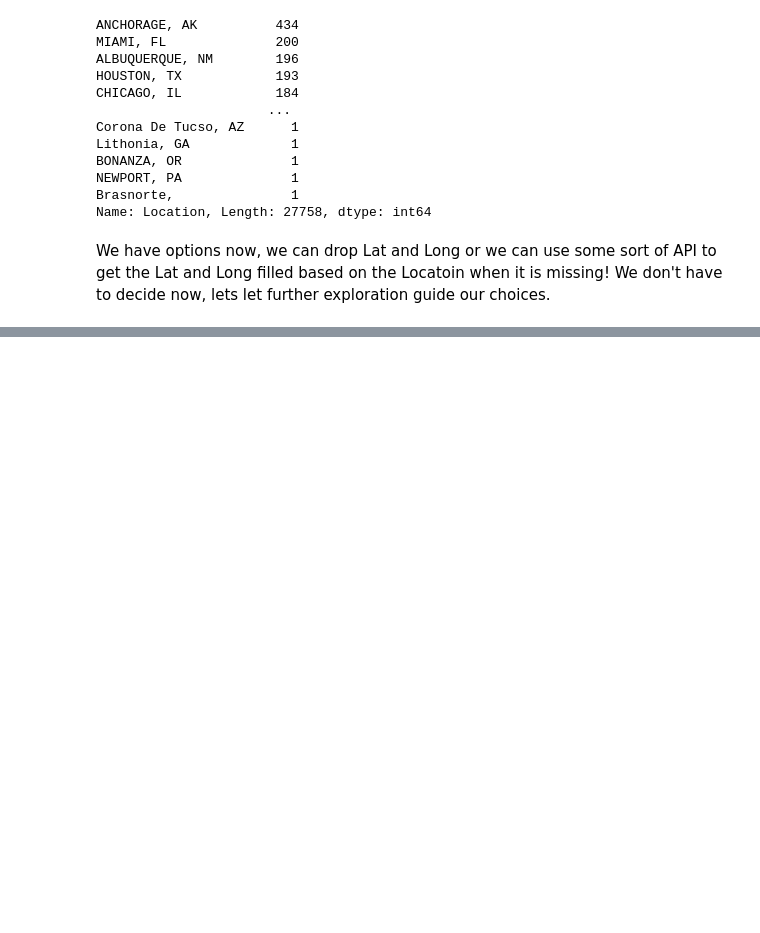
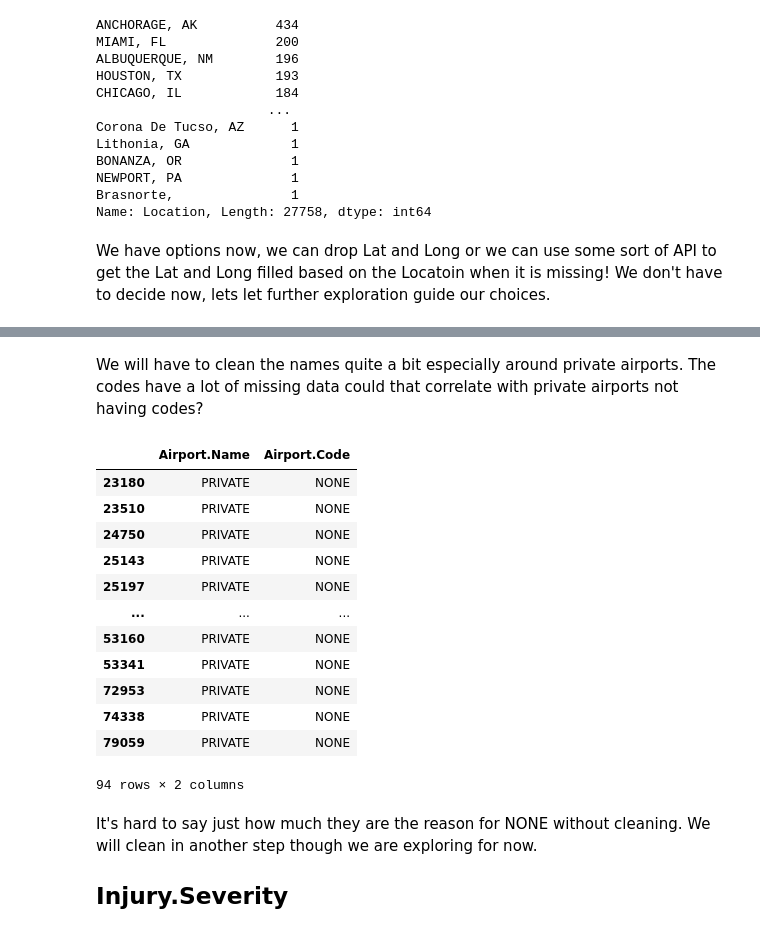
Before and after one commit to emmascotson/aviation-venture-risk-eda, a Jupyter notebook: aviation-venture-risk-eda.ipynb, the cells around one changed output, grey strips where cells are left out. Cells and saved outputs as stored; diff of their text form; code cells hidden in the pictures; blank space fills up the shorter version.

Commit message:
finished going over the data columns

```diff
--- a/aviation-venture-risk-eda.ipynb
+++ b/aviation-venture-risk-eda.ipynb
@@ -200,0 +267,23 @@ We have options now, we can drop Lat and Long or we can use some sort of API to
+# %% [markdown]
+We will have to clean the names quite a bit especially around private airports.
+The codes have a lot of missing data could that correlate with private airports not having codes?
+# %%
+aviation_data[(aviation_data['Airport.Name']=='PRIVATE') & (aviation_data['Airport.Code']=='NONE')][['Airport.Name','Airport.Code']]
+# %% [output]
+|  | Airport.Name | Airport.Code |
+| 23180 | PRIVATE | NONE |
+| 23510 | PRIVATE | NONE |
+| 24750 | PRIVATE | NONE |
+| 25143 | PRIVATE | NONE |
+| 25197 | PRIVATE | NONE |
+| ... | ... | ... |
+| 53160 | PRIVATE | NONE |
+| 53341 | PRIVATE | NONE |
+| 72953 | PRIVATE | NONE |
+| 74338 | PRIVATE | NONE |
+| 79059 | PRIVATE | NONE |
+94 rows × 2 columns
+# %% [markdown]
+It's hard to say just how much they are the reason for NONE without cleaning.  We will clean in another step though we are exploring for now.
+
+## Injury.Severity
```
Also changed, not shown: parts of 51 cells of this notebook.
